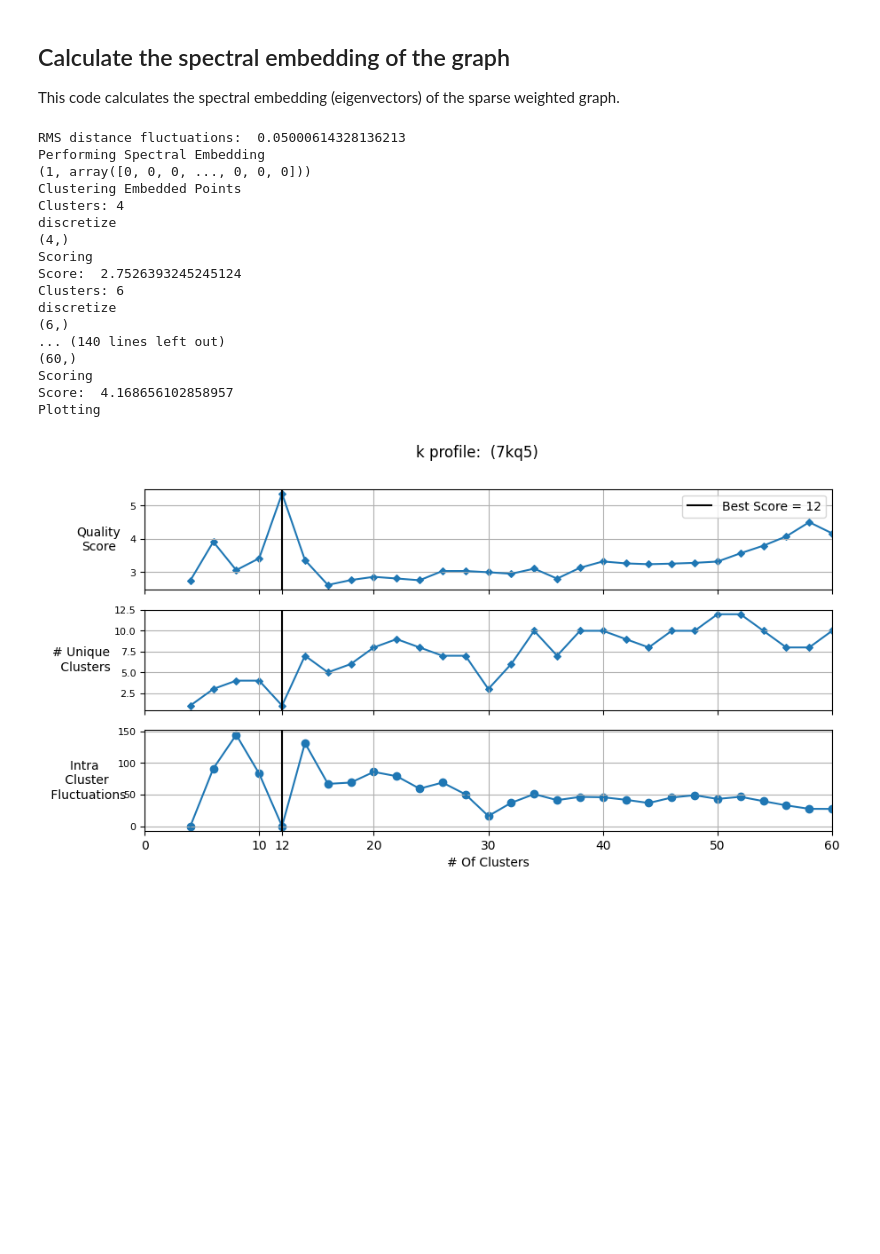
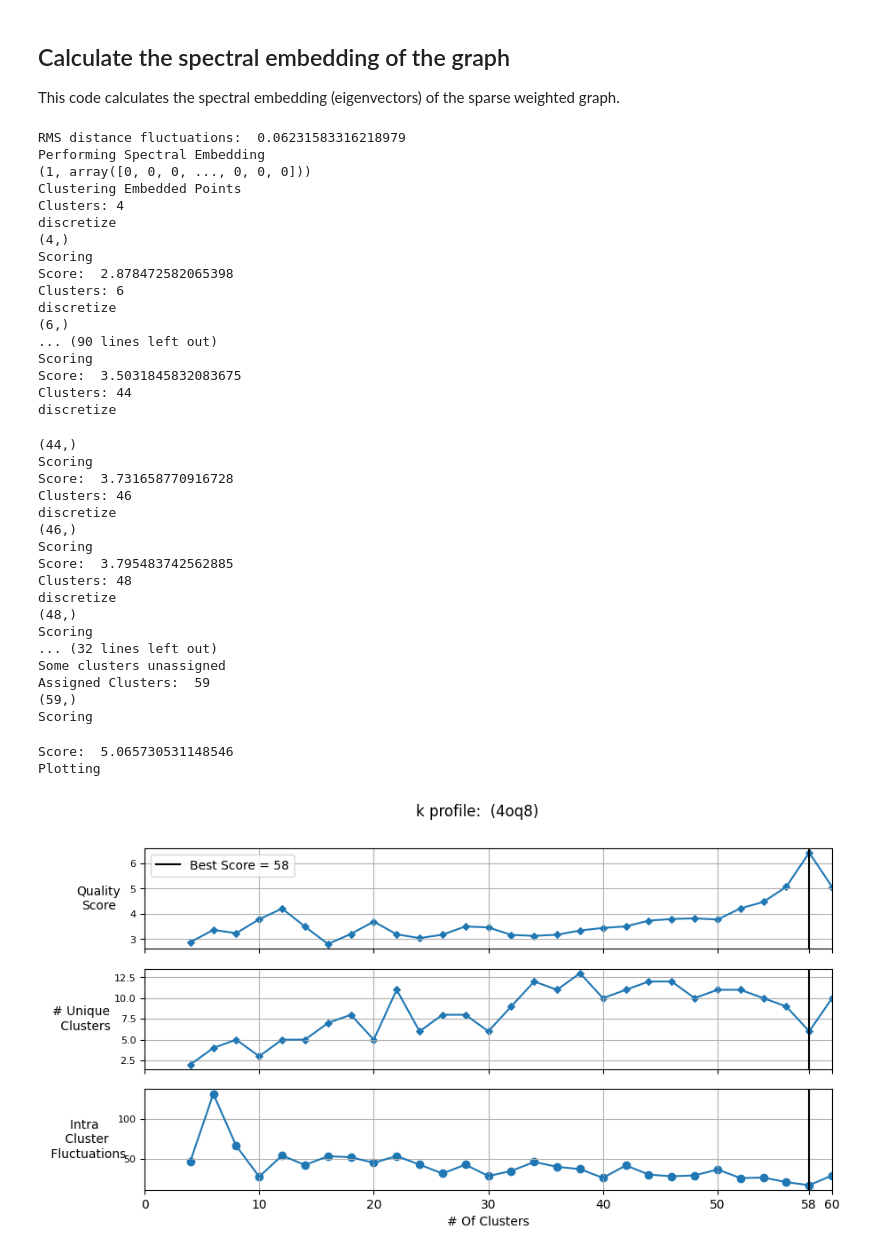
Before and after one commit to luquelab/pyCapsid, a Jupyter notebook: notebooks/example_notebook.ipynb, the cells around one changed output. Saved outputs shown, nothing was run; the diff lists cells and outputs as text; code cells hidden in the pictures; blank space fills up the shorter version.

```diff
--- a/notebooks/example_notebook.ipynb
+++ b/notebooks/example_notebook.ipynb
@@ -3,6 +3,6 @@
 This code acquires the pdb file from the RCSB databank, loads the necessary information, and saves copies for possible use in visualization in other software.
 # %%
 from pyCapsid.PDB import getCapsid
-pdb = '7kq5'
+pdb = '4oq8'
 capsid, calphas, coords, bfactors, chain_starts, title = getCapsid(pdb, save=True)
 # %% [output]
@@ -103,28 +103,47 @@ This code calculates the spectral embedding (eigenvectors) of the sparse weighte
 # %%
 from pyCapsid.QRC import findQuasiRigidClusters
 import numpy as np
 n_cluster_max = 62
 n_range = np.arange(4, n_cluster_max, 2)
-labels  = findQuasiRigidClusters(pdb, dist_flucts, n_range)
+labels, score  = findQuasiRigidClusters(pdb, dist_flucts, n_range)
 # %% [output]
-RMS distance fluctuations:  0.05000614328136213
+RMS distance fluctuations:  0.06231583316218979
 Performing Spectral Embedding
 (1, array([0, 0, 0, ..., 0, 0, 0]))
 Clustering Embedded Points
 Clusters: 4
 discretize
 (4,)
 Scoring
-Score:  2.7526393245245124
+Score:  2.878472582065398
 Clusters: 6
 discretize
 (6,)
-... (140 lines left out)
-(60,)
+... (90 lines left out)
 Scoring
-Score:  4.168656102858957
-Plotting
+Score:  3.5031845832083675
+Clusters: 44
+discretize
+(44,)
+Scoring
+Score:  3.731658770916728
+Clusters: 46
+discretize
+(46,)
+Scoring
+Score:  3.795483742562885
+Clusters: 48
+discretize
+(48,)
+Scoring
+... (32 lines left out)
+Some clusters unassigned
+Assigned Clusters:  59
+(59,)
+Scoring
+Score:  5.065730531148546
+Plotting
-[figure, old version]
+[figure, new version]
 # %%
 %load_ext autoreload
 %autoreload 2
```
Also changed, not shown: parts of 10 cells of this notebook, 2 other files.
